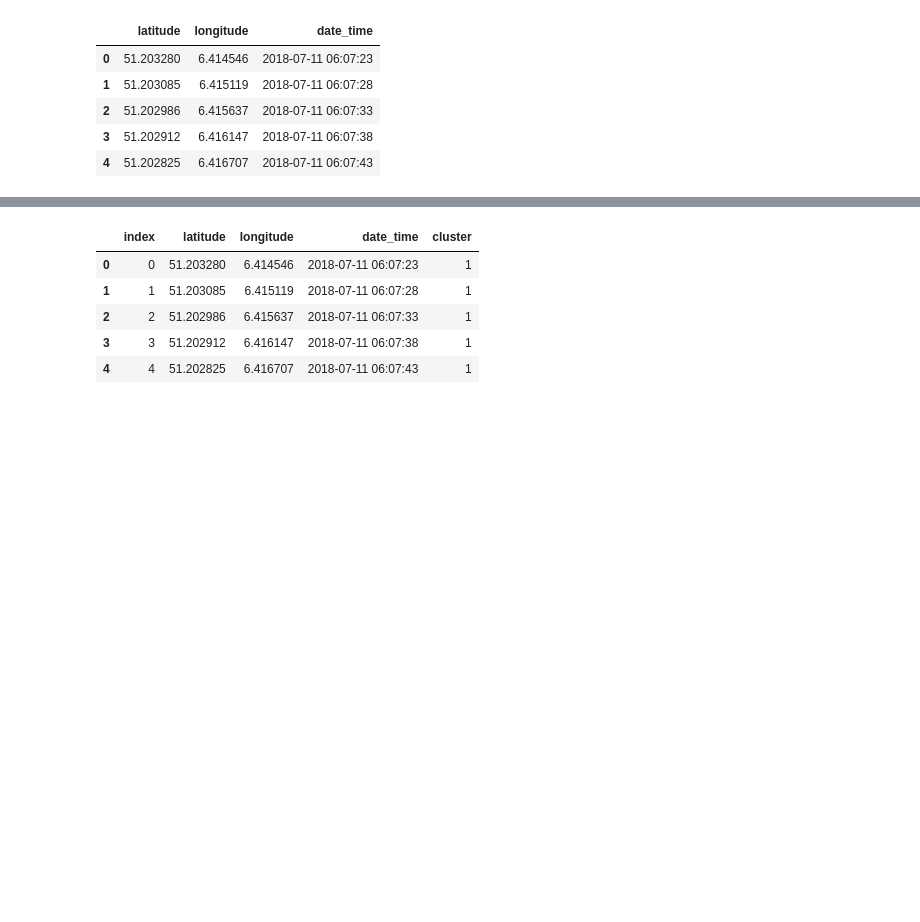
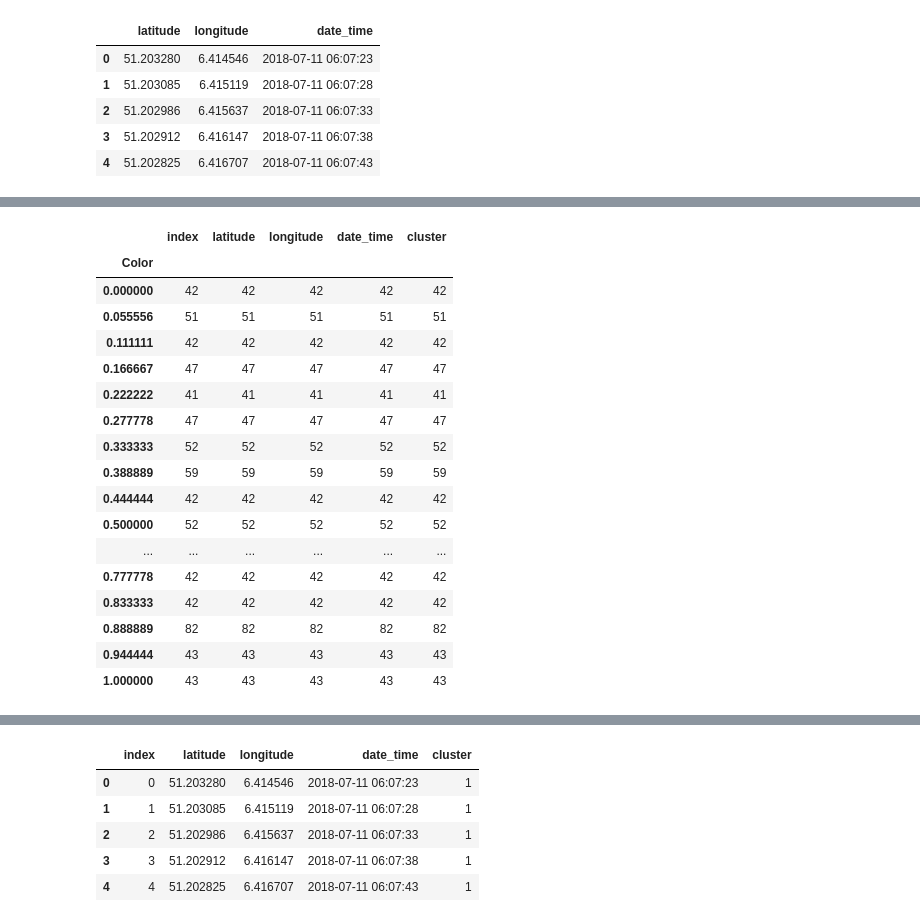
Before and after one commit to enviroCar/envirocar-py, a Jupyter notebook: examples/st_dbsscan_gitAtila.ipynb, the cells around one changed output, grey strips where cells are left out. Cells and saved outputs as stored; diff of their text form; code cells hidden in the pictures; blank space fills up the shorter version.

```diff
--- a/examples/st_dbsscan_gitAtila.ipynb
+++ b/examples/st_dbsscan_gitAtila.ipynb
@@ -158,3 +182,24 @@ df_clustering['cluster'].nunique()
+# %%
+df_clustering.groupby(['Color']).count()
+# %% [output]
+|  | index | latitude | longitude | date_time | cluster |
+| Color |  |  |  |  |  |
+| 0.000000 | 42 | 42 | 42 | 42 | 42 |
+| 0.055556 | 51 | 51 | 51 | 51 | 51 |
+| 0.111111 | 42 | 42 | 42 | 42 | 42 |
+| 0.166667 | 47 | 47 | 47 | 47 | 47 |
+| 0.222222 | 41 | 41 | 41 | 41 | 41 |
+| 0.277778 | 47 | 47 | 47 | 47 | 47 |
+| 0.333333 | 52 | 52 | 52 | 52 | 52 |
+| 0.388889 | 59 | 59 | 59 | 59 | 59 |
+| 0.444444 | 42 | 42 | 42 | 42 | 42 |
+| 0.500000 | 52 | 52 | 52 | 52 | 52 |
+| ... | ... | ... | ... | ... | ... |
+| 0.777778 | 42 | 42 | 42 | 42 | 42 |
+| 0.833333 | 42 | 42 | 42 | 42 | 42 |
+| 0.888889 | 82 | 82 | 82 | 82 | 82 |
+| 0.944444 | 43 | 43 | 43 | 43 | 43 |
+| 1.000000 | 43 | 43 | 43 | 43 | 43 |
 # %%
 #df_clustering is panda dataframe
 fig = dfScatter(df_clustering)
```
Also changed, not shown: parts of 9 cells of this notebook, 1 other file.
